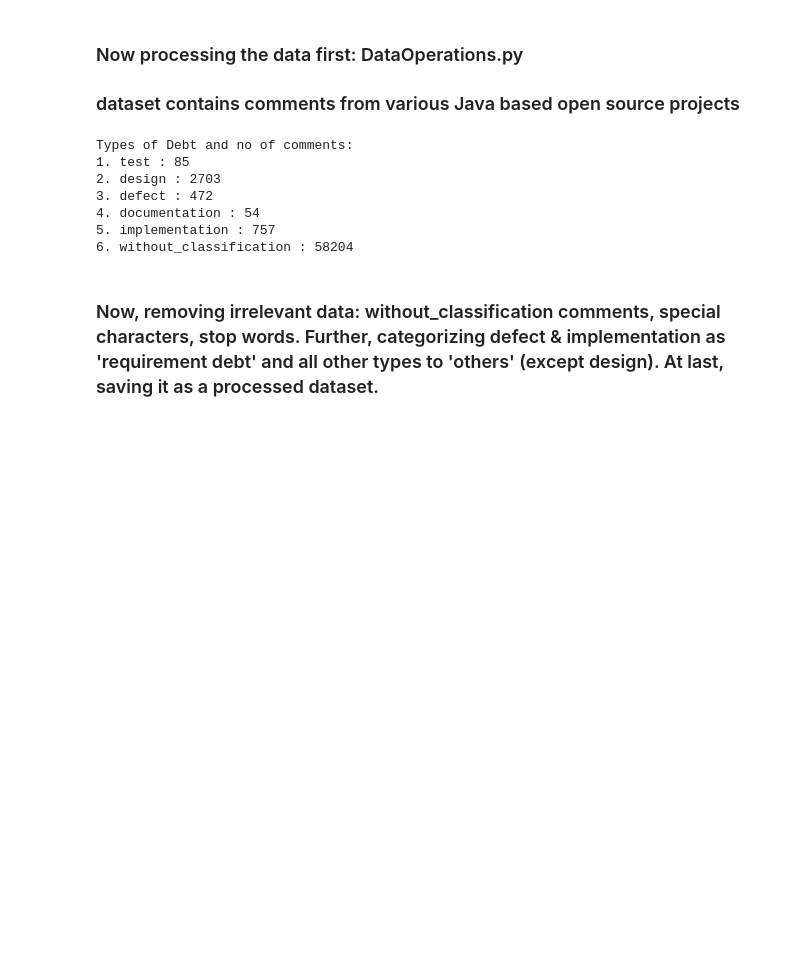
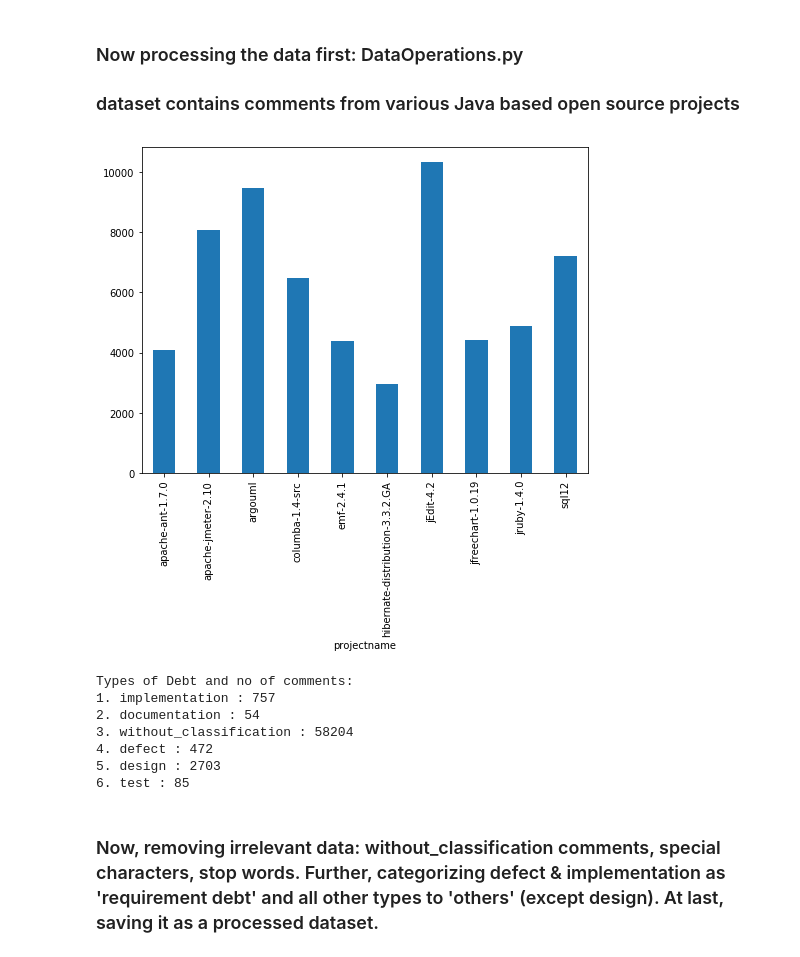
Before and after one commit to NJ261/CSCI6509_Project, a Jupyter notebook: Main.ipynb, the cells around one changed output. Drawn from its saved outputs; the diff is of its cells as text; code cells hidden in the pictures; blank space fills up the shorter version.

```diff
--- a/Main.ipynb
+++ b/Main.ipynb
@@ -17,18 +17,19 @@ Using TensorFlow backend.
 # %%
 dataOperations = DataOperations()
 dataVisualization = DataVisualization()
 inputFile = dataOperations.loadData("Dataset/technical_debt_dataset.csv")
 
-#dataVisualization.verticalBarGrapgh(inputFile, 'projectname')
+dataVisualization.verticalBarGrapgh(inputFile, 'projectname')
 dataOperations.debtTypeStats(inputFile, "classification")
 # %% [output]
+[figure, added]
 Types of Debt and no of comments:
-1. test : 85
-2. design : 2703
-3. defect : 472
-4. documentation : 54
-5. implementation : 757
-6. without_classification : 58204
+1. implementation : 757
+2. documentation : 54
+3. without_classification : 58204
+4. defect : 472
+5. design : 2703
+6. test : 85
 # %% [markdown]
 ### Now, removing irrelevant data: without_classification comments, special characters, stop words. Further, categorizing defect & implementation as 'requirement debt' and all other types to 'others' (except design). At last, saving it as a processed dataset.
 # %%
```
Also changed, not shown: parts of 15 cells of this notebook, 2 other files.
